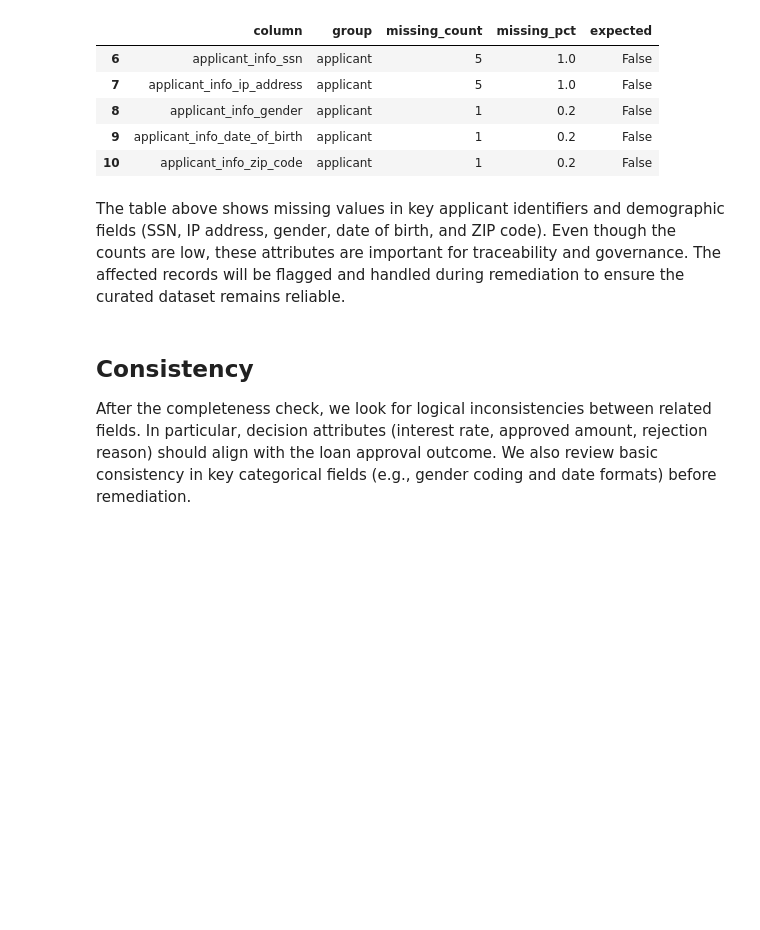
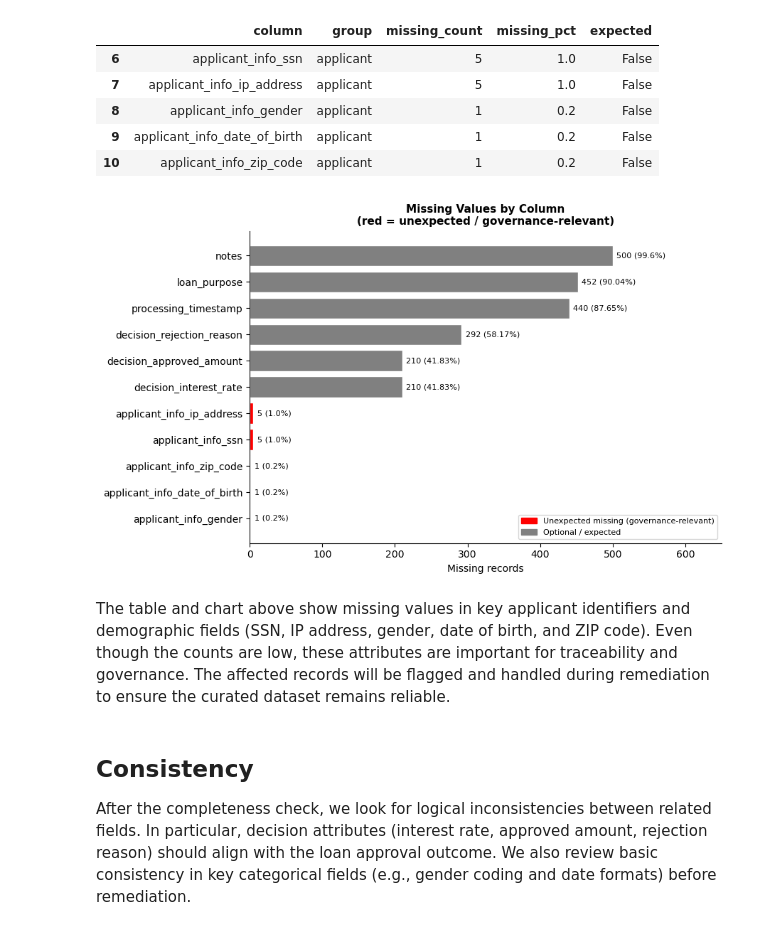
Before and after one commit to afonsojoao2001/dego-project-team12, a Jupyter notebook: notebooks/01-data-quality-integration.ipynb, the cells around one changed output. Cells and saved outputs as stored; diff of their text form; code cells hidden in the pictures; blank space fills up the shorter version.

```diff
--- a/notebooks/01-data-quality-integration.ipynb
+++ b/notebooks/01-data-quality-integration.ipynb
@@ -326,8 +327,37 @@ Columns with unexpected missing values: 5
 | 8 | applicant_info_gender | applicant | 1 | 0.2 | False |
 | 9 | applicant_info_date_of_birth | applicant | 1 | 0.2 | False |
 | 10 | applicant_info_zip_code | applicant | 1 | 0.2 | False |
+# %%
+import matplotlib.pyplot as plt
+import matplotlib.patches as mpatches
+
+mv = completeness_df[completeness_df["missing_count"] > 0].sort_values("missing_count", ascending=True)
+
+fig, ax = plt.subplots(figsize=(9, max(3, len(mv) * 0.5)))
+
+colors = ["red" if not r["expected"] else "grey" for _, r in mv.iterrows()]
+bars = ax.barh(mv["column"], mv["missing_count"], color=colors, edgecolor="white")
+ax.bar_label(
+    bars,
+    labels=[f"{int(v)} ({p}%)" for v, p in zip(mv["missing_count"], mv["missing_pct"])],
+    padding=4, fontsize=8
+)
+
+ax.set_xlabel("Missing records", fontsize=10)
+ax.set_title("Missing Values by Column\n(red = unexpected / governance-relevant)", fontsize=11, fontweight="bold")
+ax.spines[["top", "right"]].set_visible(False)
+ax.set_xlim(0, mv["missing_count"].max() * 1.3)
+ax.legend(handles=[
+    mpatches.Patch(color="red", label="Unexpected missing (governance-relevant)"),
+    mpatches.Patch(color="grey", label="Optional / expected"),
+], fontsize=8, loc="lower right")
+
+plt.tight_layout()
+plt.show()
+# %% [output]
+[figure, added]
 # %% [markdown]
-The table above shows missing values in key applicant identifiers and demographic fields (SSN, IP address, gender, date of birth, and ZIP code). Even though the counts are low, these attributes are important for traceability and governance. The affected records will be flagged and handled during remediation to ensure the curated dataset remains reliable.
+The table and chart above show missing values in key applicant identifiers and demographic fields (SSN, IP address, gender, date of birth, and ZIP code). Even though the counts are low, these attributes are important for traceability and governance. The affected records will be flagged and handled during remediation to ensure the curated dataset remains reliable.
 # %% [markdown]
 ## Consistency
 
```
Also changed, not shown: parts of 39 cells of this notebook.
